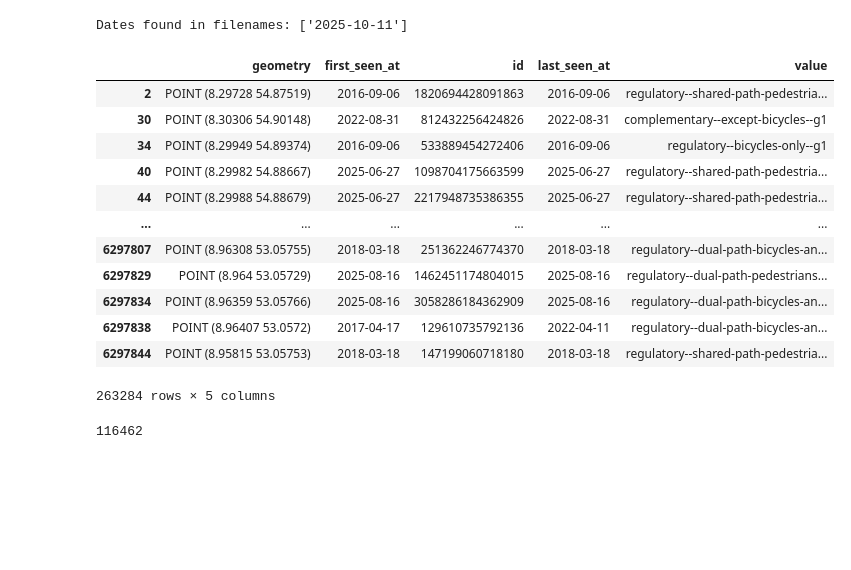
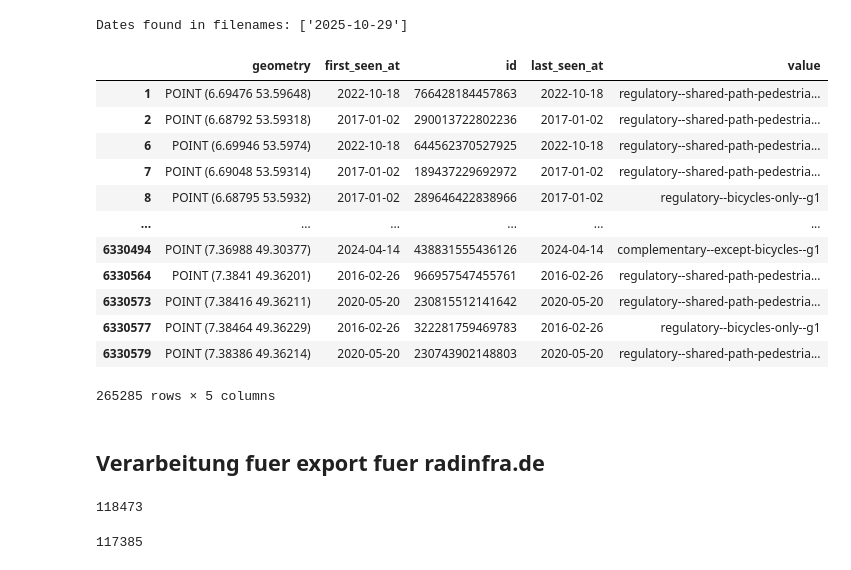
Before and after one commit to vizsim/mapillary_trafficsigns, a Jupyter notebook: use_cases/cycleway_complete_campaign/x_mapillary-trafficsigns_generateOutput_2radinfra.ipynb, the cells around one changed output. Cells and saved outputs as stored; diff of their text form; code cells hidden in the pictures; blank space fills up the shorter version.

Commit message:
new ts output for radinfra_de (new readme, new Fahrradstr sign, new motorway filter)

```diff
--- a/use_cases/cycleway_complete_campaign/x_mapillary-trafficsigns_generateOutput_2radinfra.ipynb
+++ b/use_cases/cycleway_complete_campaign/x_mapillary-trafficsigns_generateOutput_2radinfra.ipynb
@@ -36,7 +36,11 @@ de_241_30="regulatory--dual-path-bicycles-and-pedestrians--g1"
 de_241_31="regulatory--dual-path-pedestrians-and-bicycles--g1"
 
 
+#_________________
 
+#https://trafficsigns.osm-verkehrswende.org/DE?signs=DE:244.2
+# Ende Fahrradstraße
+de_244_2=  "regulatory--end-of-bicycles-only--g2"
 
 #_________________
 
@@ -56,44 +60,44 @@ parquet_files = glob.glob("../../output/*.parquet")
 # Extract and print the dates from the filenames
 dates = [f.split("_")[-1].replace(".parquet", "") for f in parquet_files]
 # Drop all duplicates in the list
 dates = list(set(dates))
 print("Dates found in filenames:", dates)
 # Read all files and concatenate into one GeoDataFrame
 mapillary_trafficsigns = gpd.GeoDataFrame(
     pd.concat([gpd.read_parquet(f) for f in parquet_files], ignore_index=True),
     crs=gpd.read_parquet(parquet_files[0]).crs
 )
 
 
 
 
 
 
 # Schilder in Germany
-mapillary_trafficsigns_cw=mapillary_trafficsigns[mapillary_trafficsigns.value.isin([de_237, de_240, de_241_30, de_241_31, de_1022_10, de_1000_33])]
+mapillary_trafficsigns_cw=mapillary_trafficsigns[mapillary_trafficsigns.value.isin([de_237, de_240, de_241_30, de_241_31, de_244_2, de_1022_10, de_1000_33])]
 
 mapillary_trafficsigns_cw=mapillary_trafficsigns_cw.drop_duplicates(subset=['id'])
 
 mapillary_trafficsigns_cw = mapillary_trafficsigns_cw.drop(columns=["tile_x", "tile_y"])
 
 
 mapillary_trafficsigns_cw
 
 
 # value_VZ DE:237
 #
 # %% [output]
-Dates found in filenames: ['2025-10-11']
+Dates found in filenames: ['2025-10-29']
 |  | geometry | first_seen_at | id | last_seen_at | value |
-| 2 | POINT (8.29728 54.87519) | 2016-09-06 | 1820694428091863 | 2016-09-06 | regulatory--shared-path-pedestria... |
-| 30 | POINT (8.30306 54.90148) | 2022-08-31 | 812432256424826 | 2022-08-31 | complementary--except-bicycles--g1 |
-| 34 | POINT (8.29949 54.89374) | 2016-09-06 | 533889454272406 | 2016-09-06 | regulatory--bicycles-only--g1 |
-| 40 | POINT (8.29982 54.88667) | 2025-06-27 | 1098704175663599 | 2025-06-27 | regulatory--shared-path-pedestria... |
-| 44 | POINT (8.29988 54.88679) | 2025-06-27 | 2217948735386355 | 2025-06-27 | regulatory--shared-path-pedestria... |
+| 1 | POINT (6.69476 53.59648) | 2022-10-18 | 766428184457863 | 2022-10-18 | regulatory--shared-path-pedestria... |
+| 2 | POINT (6.68792 53.59318) | 2017-01-02 | 290013722802236 | 2017-01-02 | regulatory--shared-path-pedestria... |
+| 6 | POINT (6.69946 53.5974) | 2022-10-18 | 644562370527925 | 2022-10-18 | regulatory--shared-path-pedestria... |
+| 7 | POINT (6.69048 53.59314) | 2017-01-02 | 189437229692972 | 2017-01-02 | regulatory--shared-path-pedestria... |
+| 8 | POINT (6.68795 53.5932) | 2017-01-02 | 289646422838966 | 2017-01-02 | regulatory--bicycles-only--g1 |
 | ... | ... | ... | ... | ... | ... |
-| 6297807 | POINT (8.96308 53.05755) | 2018-03-18 | 251362246774370 | 2018-03-18 | regulatory--dual-path-bicycles-an... |
-| 6297829 | POINT (8.964 53.05729) | 2025-08-16 | 1462451174804015 | 2025-08-16 | regulatory--dual-path-pedestrians... |
-| 6297834 | POINT (8.96359 53.05766) | 2025-08-16 | 3058286184362909 | 2025-08-16 | regulatory--dual-path-bicycles-an... |
-| 6297838 | POINT (8.96407 53.0572) | 2017-04-17 | 129610735792136 | 2022-04-11 | regulatory--dual-path-bicycles-an... |
-| 6297844 | POINT (8.95815 53.05753) | 2018-03-18 | 147199060718180 | 2018-03-18 | regulatory--shared-path-pedestria... |
+| 6330494 | POINT (7.36988 49.30377) | 2024-04-14 | 438831555436126 | 2024-04-14 | complementary--except-bicycles--g1 |
+| 6330564 | POINT (7.3841 49.36201) | 2016-02-26 | 966957547455761 | 2016-02-26 | regulatory--shared-path-pedestria... |
+| 6330573 | POINT (7.38416 49.36211) | 2020-05-20 | 230815512141642 | 2020-05-20 | regulatory--shared-path-pedestria... |
+| 6330577 | POINT (7.38464 49.36229) | 2016-02-26 | 322281759469783 | 2016-02-26 | regulatory--bicycles-only--g1 |
+| 6330579 | POINT (7.38386 49.36214) | 2020-05-20 | 230743902148803 | 2020-05-20 | regulatory--shared-path-pedestria... |
-263284 rows × 5 columns
+265285 rows × 5 columns
@@ -102,5 +104,10 @@ Dates found in filenames: ['2025-10-11']
+# %% [markdown]
+## Verarbeitung fuer export fuer radinfra.de
 # %%
+### zeitlicher Filter: only signs seen after 2023-01-01
+
+
 mapillary_trafficsigns_cw=mapillary_trafficsigns_cw[mapillary_trafficsigns_cw["last_seen_at"] > "2023-01-01"].copy()
 len(mapillary_trafficsigns_cw)
 # %% [output]
-116462
+118473
@@ -107 +153,12 @@ len(mapillary_trafficsigns_cw)
+# %%
+# For motorways (just 30m for both)
+mapillary_trafficsigns_cw_buffered_30_mw = mark_intersections(mapillary_trafficsigns_cw_buffered_30, motorways, column_name="has_mw_intersection")
+
+mapillary_trafficsigns_cw_30_mw_false=mapillary_trafficsigns_cw_buffered_30_mw[(mapillary_trafficsigns_cw_buffered_30_mw.has_mw_intersection== False)].copy()
+
+# keep only entries in mapillary_trafficsigns_cw that are present in mapillary_trafficsigns_cw_30_mw_false
+mapillary_trafficsigns_cw = mapillary_trafficsigns_cw[mapillary_trafficsigns_cw["id"].isin(mapillary_trafficsigns_cw_30_mw_false["id"])].copy()
+len(mapillary_trafficsigns_cw)
+# %% [output]
+117385
 # %%
```
Also changed, not shown: parts of 16 cells of this notebook, 3 other files.
